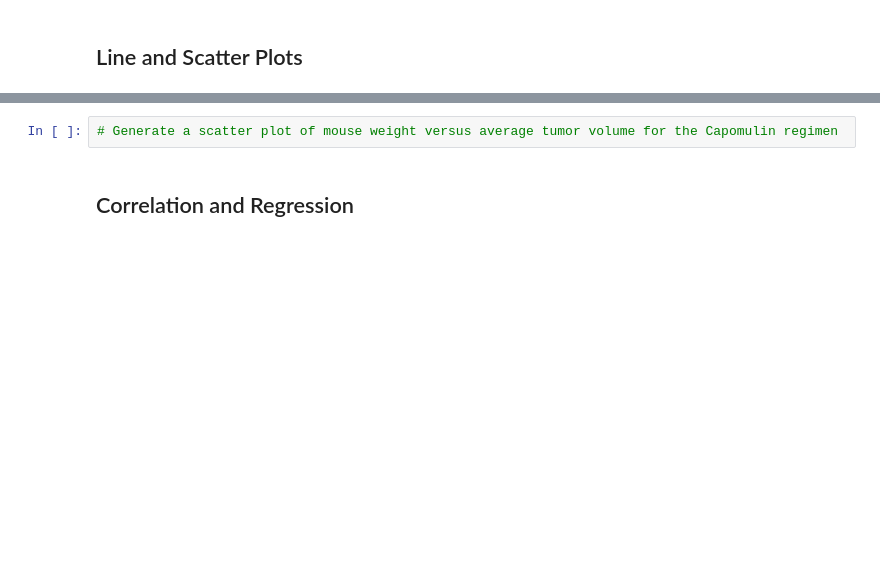
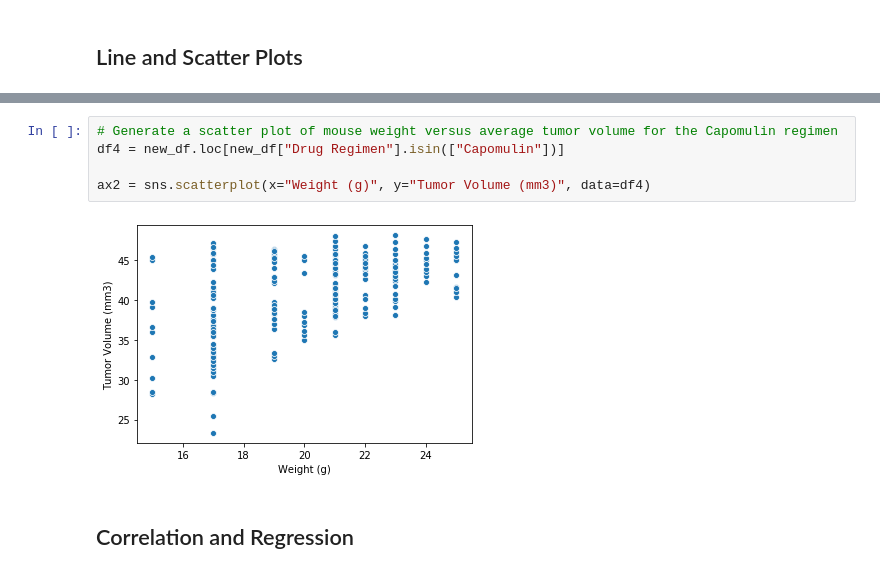
Before and after one commit to yaitouny/SMU_homework, a Jupyter notebook: 05-Matplotlib/Matplotlob - The Power of Plots/Pymaceuticals/pymaceuticals_starter.ipynb, the cells around one changed output, grey strips where cells are left out. Cells and saved outputs as stored; diff of their text form; blank space fills up the shorter version.

```diff
--- a/05-Matplotlib/Matplotlob - The Power of Plots/Pymaceuticals/pymaceuticals_starter.ipynb
+++ b/05-Matplotlib/Matplotlob - The Power of Plots/Pymaceuticals/pymaceuticals_starter.ipynb
@@ -257,5 +259,10 @@ df2.groupby(["Drug Regimen"]).tail()
 # %%
 # Generate a scatter plot of mouse weight versus average tumor volume for the Capomulin regimen
+df4 = new_df.loc[new_df["Drug Regimen"].isin(["Capomulin"])]
+
+ax2 = sns.scatterplot(x="Weight (g)", y="Tumor Volume (mm3)", data=df4)
+# %% [output]
+[figure, added]
 # %% [markdown]
 ## Correlation and Regression
 # %%
```
Also changed, not shown: parts of 4 cells of this notebook, 3 other files.
